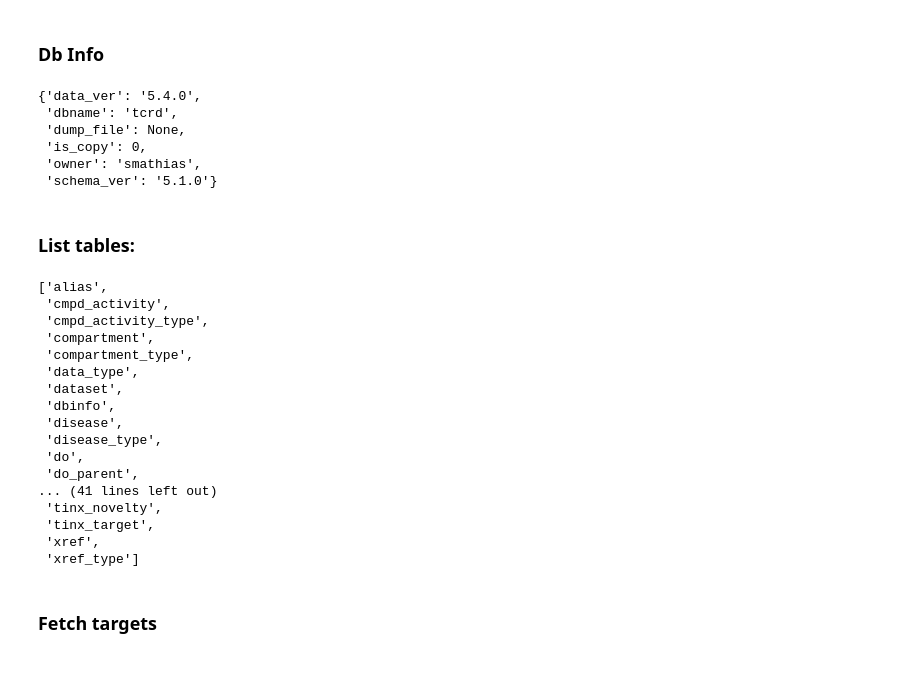
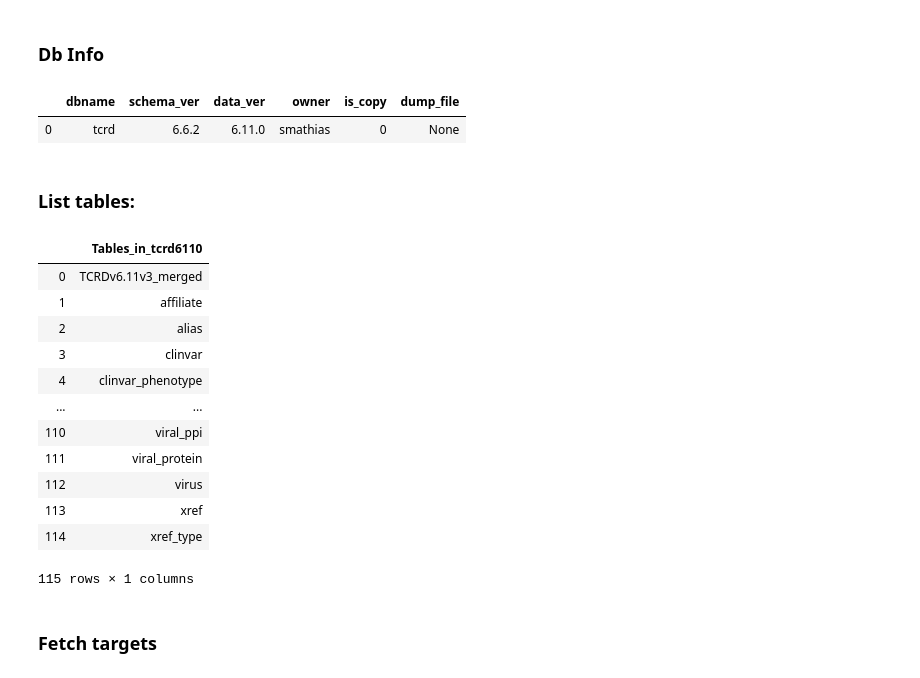
Before and after one commit to unmtransinfo/idg-cfde, a Jupyter notebook: python/TCRD_Intro.ipynb, the cells around one changed output. Drawn from its saved outputs; the diff is of its cells as text; code cells hidden in the pictures.

```diff
--- a/python/TCRD_Intro.ipynb
+++ b/python/TCRD_Intro.ipynb
@@ -35,48 +32,28 @@ dbcon=mysql.connect(host=DBHOST, db=DBNAME, user=DBUSR)
 # %% [markdown]
 ### Db Info
-# %%
-def Info(dbcon):
-  cur=dbcon.cursor(dictionary=True)
-  cur.execute('SELECT * FROM dbinfo')
-  row=cur.fetchone()
-  return row
-Info(dbcon)
-# %% [output]
-{'data_ver': '5.4.0',
- 'dbname': 'tcrd',
- 'dump_file': None,
- 'is_copy': 0,
- 'owner': 'smathias',
- 'schema_ver': '5.1.0'}
+# %%
+pd.read_sql("SELECT * FROM dbinfo", dbcon)
+# %% [output]
+|  | dbname | schema_ver | data_ver | owner | is_copy | dump_file |
+| 0 | tcrd | 6.6.2 | 6.11.0 | smathias | 0 | None |
 # %% [markdown]
 ### List tables:
-# %%
-def ListTables(dbcon)
-  cur=dbcon.cursor()
-  cur.execute('SHOW TABLES')
-  rows=cur.fetchall()
-  tables=[row[0] for row in rows]
-  tables.sort()
-  return tables
-ListTables(dbcon)
-# %% [output]
-['alias',
- 'cmpd_activity',
- 'cmpd_activity_type',
- 'compartment',
- 'compartment_type',
- 'data_type',
- 'dataset',
- 'dbinfo',
- 'disease',
- 'disease_type',
- 'do',
- 'do_parent',
-... (41 lines left out)
- 'tinx_novelty',
- 'tinx_target',
- 'xref',
- 'xref_type']
+# %%
+pd.read_sql("SHOW TABLES", dbcon)
+# %% [output]
+|  | Tables_in_tcrd6110 |
+| 0 | TCRDv6.11v3_merged |
+| 1 | affiliate |
+| 2 | alias |
+| 3 | clinvar |
+| 4 | clinvar_phenotype |
+| ... | ... |
+| 110 | viral_ppi |
+| 111 | viral_protein |
+| 112 | virus |
+| 113 | xref |
+| 114 | xref_type |
+115 rows × 1 columns
 # %% [markdown]
 ### Fetch targets
 # %%
```
Also changed, not shown: parts of 4 cells of this notebook, 1 other file.
